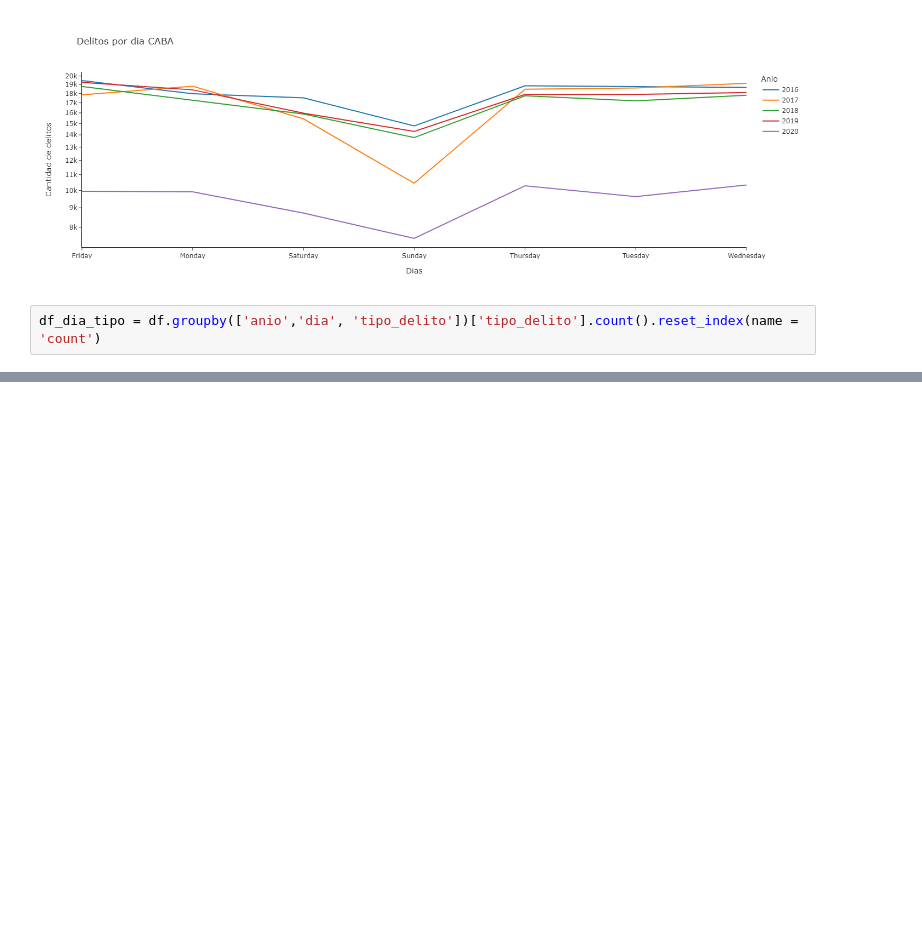
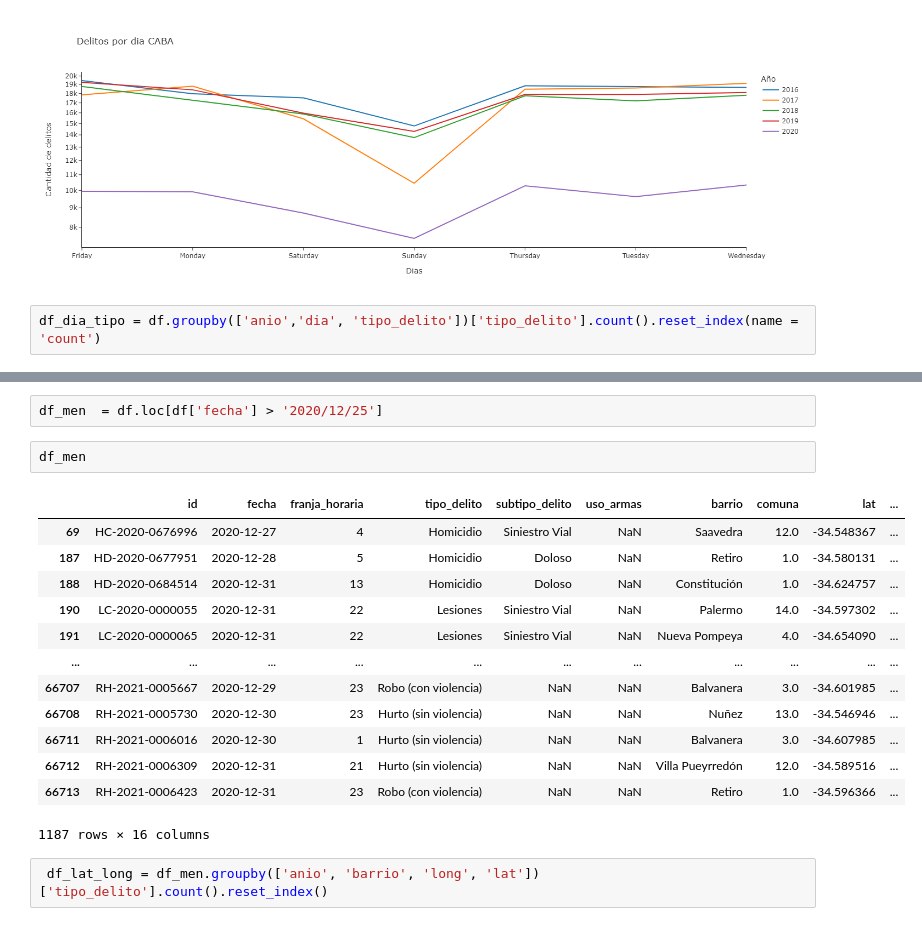
Before and after one commit to sebakirill/delincuencia_CABA, a Jupyter notebook: code/analisis_delitos_CABA.ipynb, the cells around one changed output, grey strips where cells are left out. Saved outputs shown, nothing was run; the diff lists cells and outputs as text; blank space fills up the shorter version.

```diff
--- a/code/analisis_delitos_CABA.ipynb
+++ b/code/analisis_delitos_CABA.ipynb
@@ -164,0 +171,20 @@ fig.show()
+# %%
+df_men  = df.loc[df['fecha'] > '2020/12/25']
+# %%
+df_men
+# %% [output]
+|  | id | fecha | franja_horaria | tipo_delito | subtipo_delito | uso_armas | barrio | comuna | lat | ... |
+| 69 | HC-2020-0676996 | 2020-12-27 | 4 | Homicidio | Siniestro Vial | NaN | Saavedra | 12.0 | -34.548367 | ... |
+| 187 | HD-2020-0677951 | 2020-12-28 | 5 | Homicidio | Doloso | NaN | Retiro | 1.0 | -34.580131 | ... |
+| 188 | HD-2020-0684514 | 2020-12-31 | 13 | Homicidio | Doloso | NaN | Constitución | 1.0 | -34.624757 | ... |
+| 190 | LC-2020-0000055 | 2020-12-31 | 22 | Lesiones | Siniestro Vial | NaN | Palermo | 14.0 | -34.597302 | ... |
+| 191 | LC-2020-0000065 | 2020-12-31 | 22 | Lesiones | Siniestro Vial | NaN | Nueva Pompeya | 4.0 | -34.654090 | ... |
+| ... | ... | ... | ... | ... | ... | ... | ... | ... | ... | ... |
+| 66707 | RH-2021-0005667 | 2020-12-29 | 23 | Robo (con violencia) | NaN | NaN | Balvanera | 3.0 | -34.601985 | ... |
+| 66708 | RH-2021-0005730 | 2020-12-30 | 23 | Hurto (sin violencia) | NaN | NaN | Nuñez | 13.0 | -34.546946 | ... |
+| 66711 | RH-2021-0006016 | 2020-12-30 | 1 | Hurto (sin violencia) | NaN | NaN | Balvanera | 3.0 | -34.607985 | ... |
+| 66712 | RH-2021-0006309 | 2020-12-31 | 21 | Hurto (sin violencia) | NaN | NaN | Villa Pueyrredón | 12.0 | -34.589516 | ... |
+| 66713 | RH-2021-0006423 | 2020-12-31 | 23 | Robo (con violencia) | NaN | NaN | Retiro | 1.0 | -34.596366 | ... |
+1187 rows × 16 columns
+# %%
+ df_lat_long = df_men.groupby(['anio', 'barrio', 'long', 'lat'])['tipo_delito'].count().reset_index()
```
Also changed, not shown: parts of 5 cells of this notebook.
